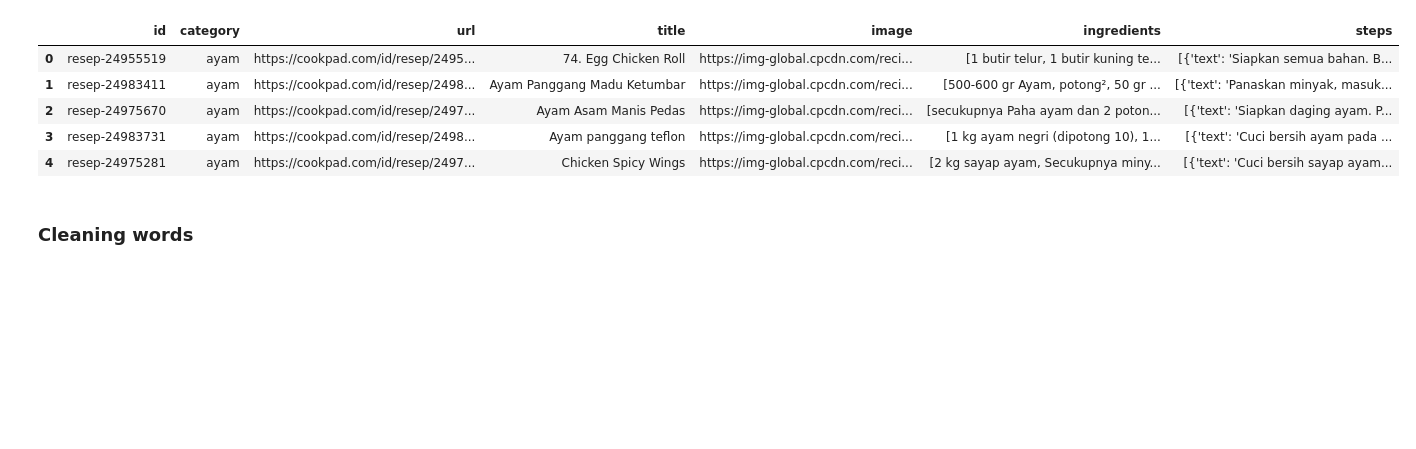
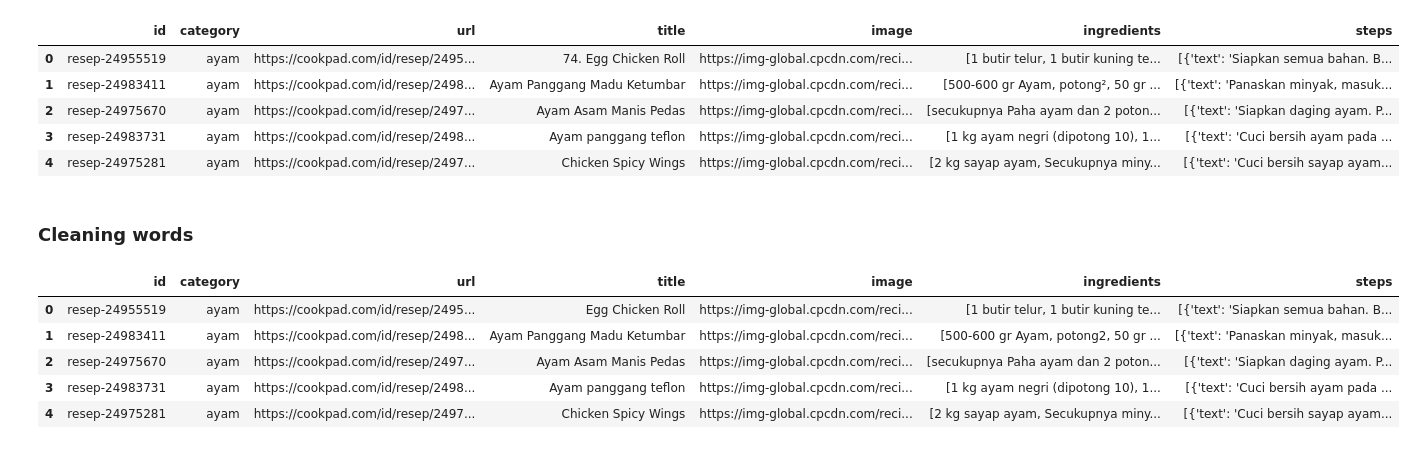
Before and after one commit to fachrinnk4869/flavorise, a Jupyter notebook: data/eda.ipynb, the cells around one changed output. Saved outputs shown, nothing was run; the diff lists cells and outputs as text; code cells hidden in the pictures; blank space fills up the shorter version.

Commit message:
feat: cleaning words

```diff
--- a/data/eda.ipynb
+++ b/data/eda.ipynb
@@ -166,6 +166,17 @@ df_ayam.to_json('clean/cookpad_recipe_ayam.json', orient='records', indent=2)
 df_other.to_json('clean/cookpad_recipe_other.json', orient='records', indent=2)
 # %% [markdown]
 ### Cleaning words
+# %%
+df_ayam = pd.read_json("clean/cookpad_recipe_ayam.json")
+df_other = pd.read_json("clean/cookpad_recipe_other.json")
+df_ayam.head()
+# %% [output]
+|  | id | category | url | title | image | ingredients | steps |
+| 0 | resep-24955519 | ayam | https://cookpad.com/id/resep/2495... | Egg Chicken Roll | https://img-global.cpcdn.com/reci... | [1 butir telur, 1 butir kuning te... | [{'text': 'Siapkan semua bahan. B... |
+| 1 | resep-24983411 | ayam | https://cookpad.com/id/resep/2498... | Ayam Panggang Madu Ketumbar | https://img-global.cpcdn.com/reci... | [500-600 gr Ayam, potong2, 50 gr ... | [{'text': 'Panaskan minyak, masuk... |
+| 2 | resep-24975670 | ayam | https://cookpad.com/id/resep/2497... | Ayam Asam Manis Pedas | https://img-global.cpcdn.com/reci... | [secukupnya Paha ayam dan 2 poton... | [{'text': 'Siapkan daging ayam. P... |
+| 3 | resep-24983731 | ayam | https://cookpad.com/id/resep/2498... | Ayam panggang teflon | https://img-global.cpcdn.com/reci... | [1 kg ayam negri (dipotong 10), 1... | [{'text': 'Cuci bersih ayam pada ... |
+| 4 | resep-24975281 | ayam | https://cookpad.com/id/resep/2497... | Chicken Spicy Wings | https://img-global.cpcdn.com/reci... | [2 kg sayap ayam, Secukupnya miny... | [{'text': 'Cuci bersih sayap ayam... |
 # %%
 import re
 
```
Also changed, not shown: parts of 3 cells of this notebook.
